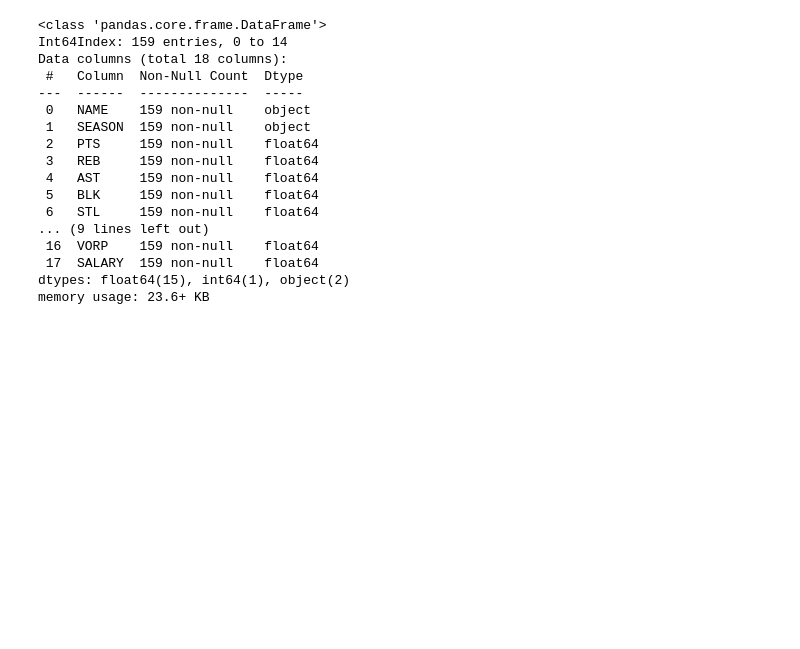
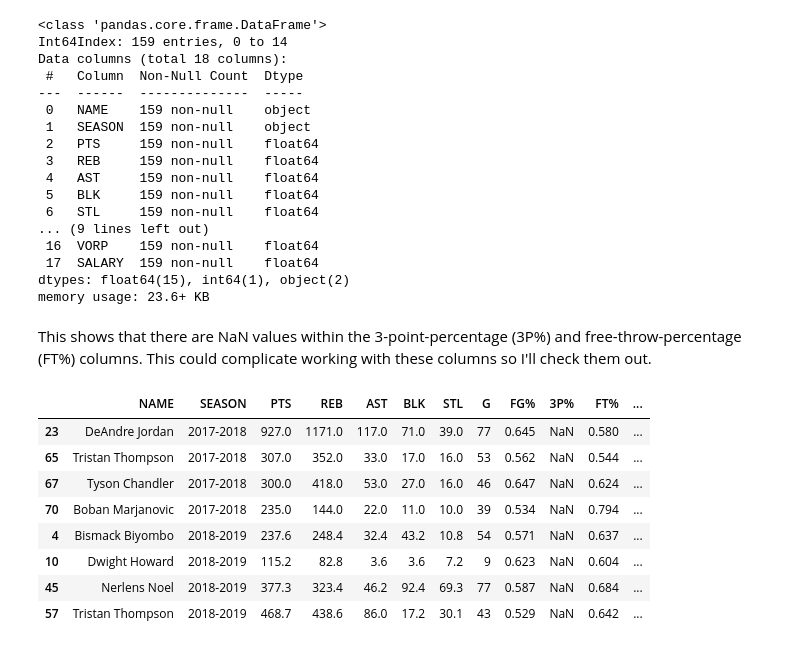
Before and after one commit to Marcial-Medina/Capstone-2---NBA-contracts, a Jupyter notebook: Notebooks/Capstone 2 - Data Wrangling.ipynb, the cells around one changed output. Drawn from its saved outputs; the diff is of its cells as text; code cells hidden in the pictures; blank space fills up the shorter version.

Commit message:
updated data wrangling and EDA notebooks with updated csv data file

```diff
--- a/Notebooks/Capstone 2 - Data Wrangling.ipynb
+++ b/Notebooks/Capstone 2 - Data Wrangling.ipynb
@@ -699,3 +699,17 @@ Data columns (total 18 columns):
  17  SALARY  159 non-null    float64
 dtypes: float64(15), int64(1), object(2)
 memory usage: 23.6+ KB
+# %% [markdown]
+This shows that there are NaN values within the 3-point-percentage (3P%) and free-throw-percentage (FT%) columns. This could complicate working with these columns so I'll check them out.
+# %%
+nba_data[np.isnan(nba_data['3P%'])]
+# %% [output]
+|  | NAME | SEASON | PTS | REB | AST | BLK | STL | G | FG% | 3P% | FT% | ... |
+| 23 | DeAndre Jordan | 2017-2018 | 927.0 | 1171.0 | 117.0 | 71.0 | 39.0 | 77 | 0.645 | NaN | 0.580 | ... |
+| 65 | Tristan Thompson | 2017-2018 | 307.0 | 352.0 | 33.0 | 17.0 | 16.0 | 53 | 0.562 | NaN | 0.544 | ... |
+| 67 | Tyson Chandler | 2017-2018 | 300.0 | 418.0 | 53.0 | 27.0 | 16.0 | 46 | 0.647 | NaN | 0.624 | ... |
+| 70 | Boban Marjanovic | 2017-2018 | 235.0 | 144.0 | 22.0 | 11.0 | 10.0 | 39 | 0.534 | NaN | 0.794 | ... |
+| 4 | Bismack Biyombo | 2018-2019 | 237.6 | 248.4 | 32.4 | 43.2 | 10.8 | 54 | 0.571 | NaN | 0.637 | ... |
+| 10 | Dwight Howard | 2018-2019 | 115.2 | 82.8 | 3.6 | 3.6 | 7.2 | 9 | 0.623 | NaN | 0.604 | ... |
+| 45 | Nerlens Noel | 2018-2019 | 377.3 | 323.4 | 46.2 | 92.4 | 69.3 | 77 | 0.587 | NaN | 0.684 | ... |
+| 57 | Tristan Thompson | 2018-2019 | 468.7 | 438.6 | 86.0 | 17.2 | 30.1 | 43 | 0.529 | NaN | 0.642 | ... |
```
Also changed, not shown: parts of 14 cells of this notebook, 2 other files.
